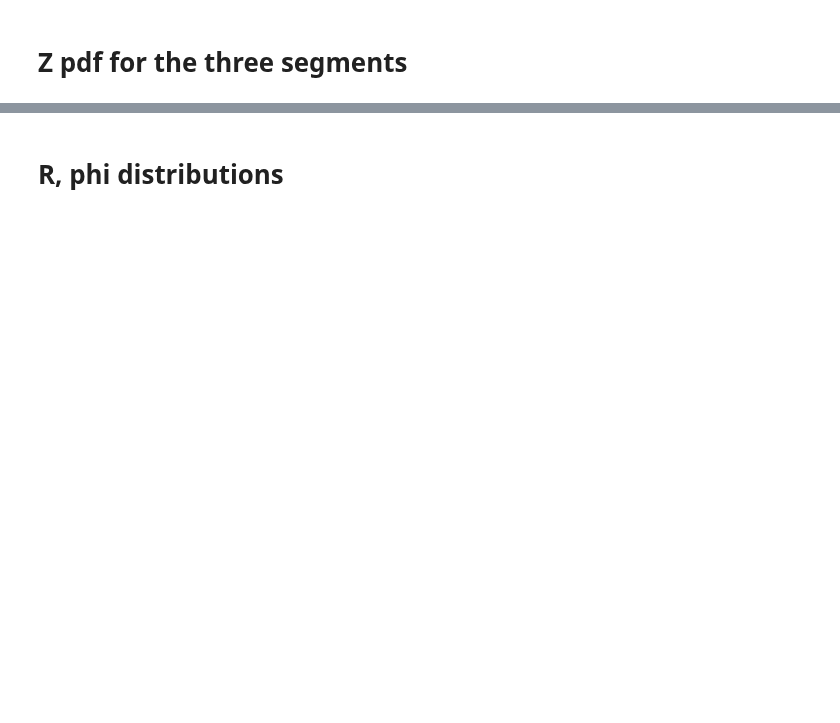
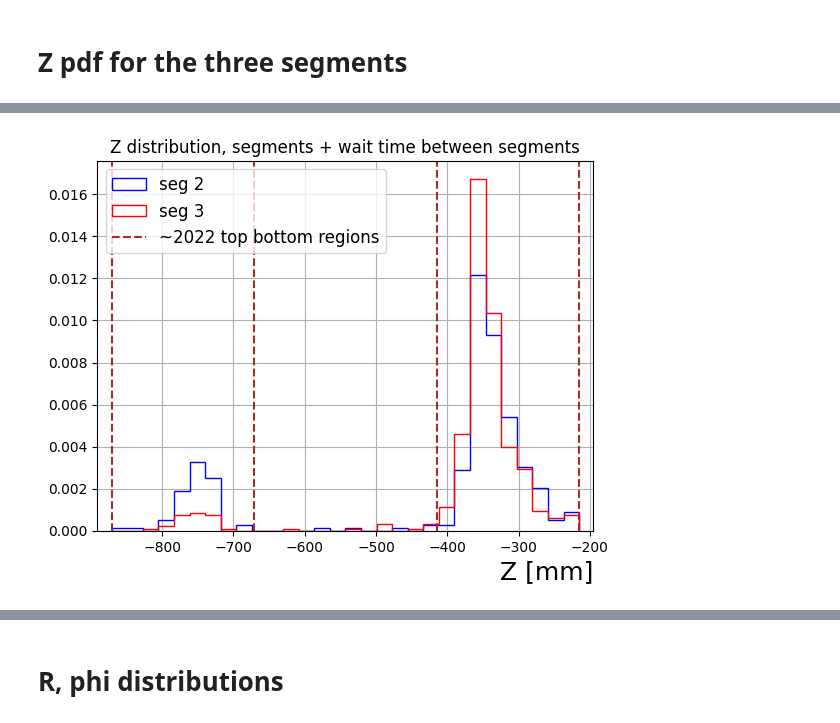
Before and after one commit to Adrianodelvincio/alphag_frequentist_analysis_2025, a Jupyter notebook: v1/Ag_Plot_Test_Protocol.ipynb, the cells around one changed output, grey strips where cells are left out. Cells and saved outputs as stored; diff of their text form; code cells hidden in the pictures; blank space fills up the shorter version.

```diff
--- a/v1/Ag_Plot_Test_Protocol.ipynb
+++ b/v1/Ag_Plot_Test_Protocol.ipynb
@@ -404,38 +405,40 @@ mask_seg0   = (data["run time"] > start_mbmf_rampdown0[0]) & (data["run time"] <
 mask_seg1   = (data["run time"] > start_mbmf_rampdown1[0]) & (data["run time"] < start_mbmf_rampdown2[0])
 mask_seg2   = (data["run time"] > start_mbmf_rampdown2[0]) & (data["run time"] < start_mbmf_rampdown2[0] + 120)
 
-ax.set_title("Z distribution during three seg rampdown")
+ax.set_title("Z distribution, segments + wait time between segments")
 ax.set_xlabel("Z [mm]", loc = "right", fontsize = 18)
 
-ax.hist(data["Z"][mask_seg0],
-        bins = 30,
-        range = [zmin, zmax],
-        histtype = "step",
-        color = "green",
-        density = True,
-        label = f"seg 1")
+# ax.hist(data["Z"][mask_seg0],
+#         bins = 30,
+#         range = [zmin, zmax],
+#         histtype = "step",
+#         color = "green",
+#         density = True,
+#         label = f"seg 1")
 
 ax.hist(data["Z"][mask_seg1],
         bins = 30,
         range = [zmin, zmax],
         histtype = "step",
         color = "blue",
         density = True,
         label = f"seg 2")
 
 ax.hist(data["Z"][mask_seg2],
         bins = 30,
         range = [zmin, zmax],
         histtype = "step",
         color = "red",
         density = True,
         label = f"seg 3")
 
 ax.axvline(zmin,linestyle = "--", color = "brown", label = "~2022 top bottom regions")
 ax.axvline(zmax,linestyle = "--", color = "brown")
 ax.axvline(zgap_min,linestyle = "--", color = "brown")
 ax.axvline(zgap_max,linestyle = "--", color = "brown")
 ax.set_xlim(zmin-20,zmax+20)
 ax.legend(fontsize = 12)
 ax.grid()
 plt.savefig(f"Zpds_threesegmentsAndWait_ag{runs['2025'][0].split('/')[0].replace('ag','')}.png")
+# %% [output]
+[figure, added]
```
Also changed, not shown: parts of 11 cells of this notebook, 2 other files.
